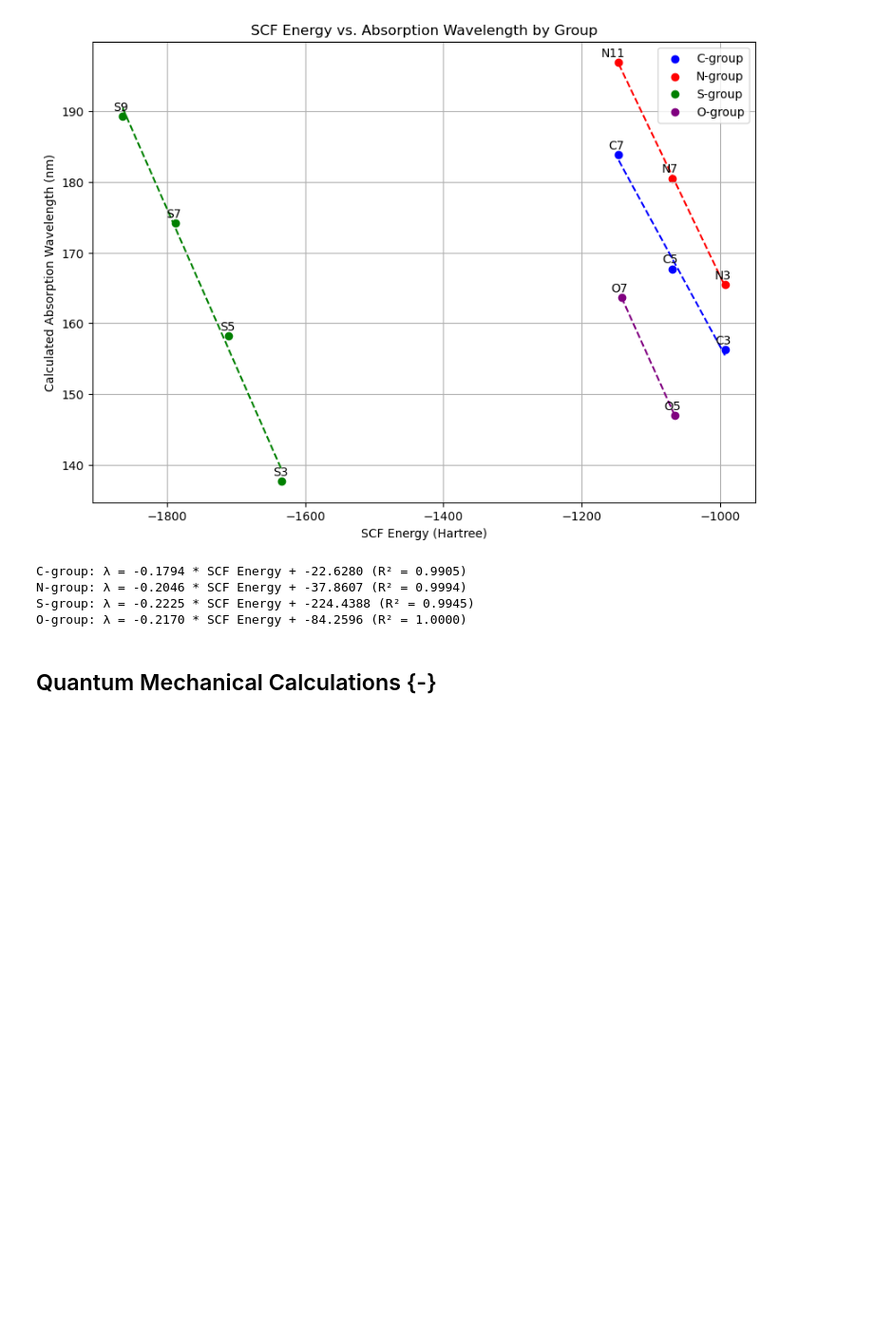
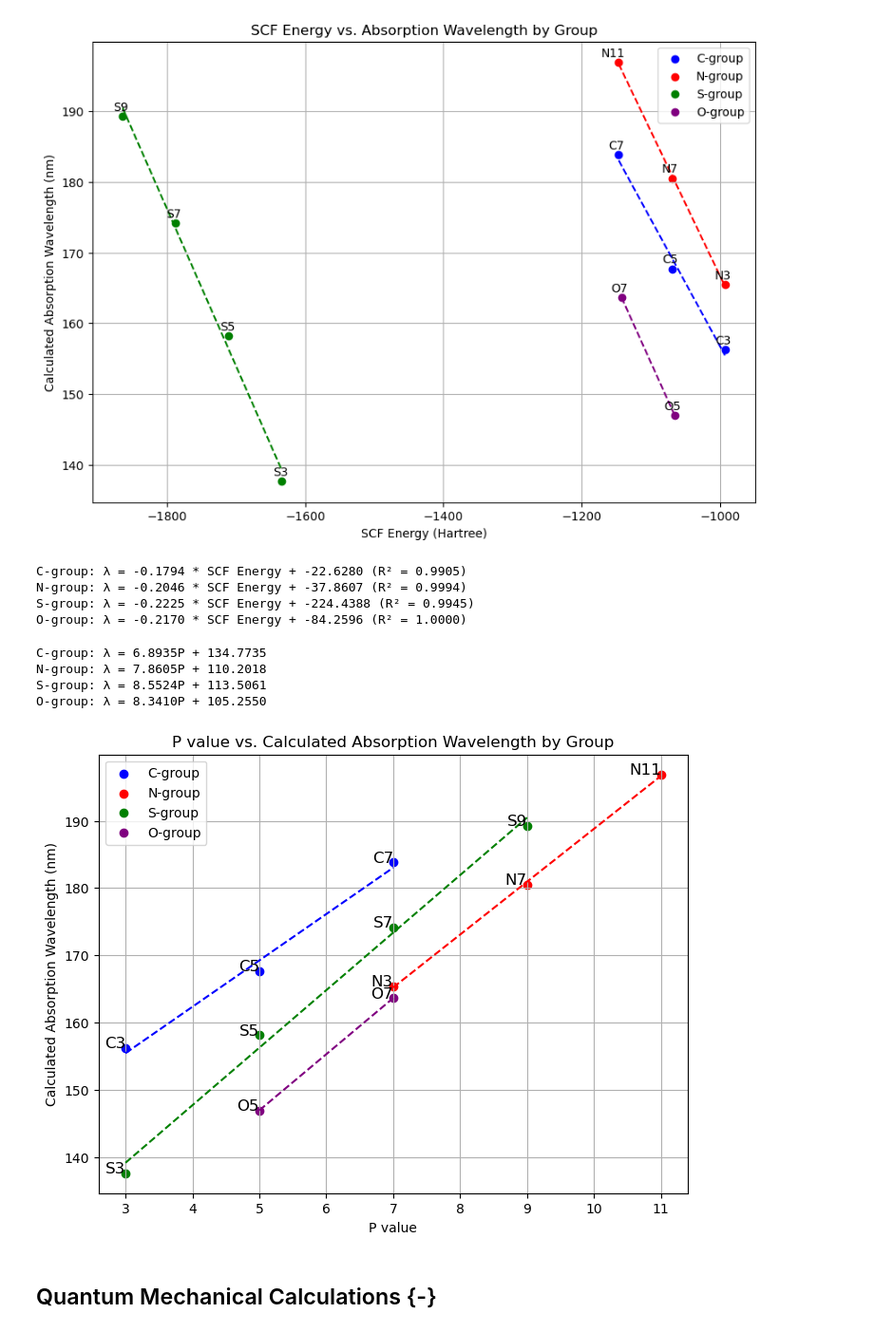
Before and after one commit to DavidShreve/PChemLab, a Jupyter notebook: ParticleBox_ModelingData.ipynb, the cells around one changed output. Shown at 95% size. Drawn from its saved outputs; the diff is of its cells as text; code cells hidden in the pictures; blank space fills up the shorter version.

Commit message:
Graphs

```diff
--- a/ParticleBox_ModelingData.ipynb
+++ b/ParticleBox_ModelingData.ipynb
@@ -528,6 +528,60 @@ C-group: λ = -0.1794 * SCF Energy + -22.6280 (R² = 0.9905)
 N-group: λ = -0.2046 * SCF Energy + -37.8607 (R² = 0.9994)
 S-group: λ = -0.2225 * SCF Energy + -224.4388 (R² = 0.9945)
 O-group: λ = -0.2170 * SCF Energy + -84.2596 (R² = 1.0000)
+# %%
+import numpy as np
+import matplotlib.pyplot as plt
+import pandas as pd
+from sklearn.linear_model import LinearRegression
+
+# Sample data
+dyes_data = pd.DataFrame({
+    'p': [3, 5, 7, 7, 9, 11, 3, 5, 7, 9, 5, 7],  # P values
+    'lambda_calc': [156.233, 167.683, 165.444, 183.807, 180.509, 196.886, 137.616, 158.181, 174.189, 189.296, 146.960, 163.642],  # Calculated Absorption Wavelengths
+    'label': ['C3', 'C5', 'N3', 'C7', 'N7', 'N11', 'S3', 'S5', 'S7', 'S9', 'O5', 'O7'],  # Labels for points
+    'group': ['C', 'C', 'N', 'C', 'N', 'N', 'S', 'S', 'S', 'S', 'O', 'O']  # Grouping by composition
+})
+
+# Define unique colors for each group
+colors = {'C': 'blue', 'N': 'red', 'S': 'green', 'O': 'purple'}
+
+# Plot scatter points
+plt.figure(figsize=(8,6))
+for group in colors.keys():
+    subset = dyes_data[dyes_data['group'] == group]
+    plt.scatter(subset['p'], subset['lambda_calc'], color=colors[group], label=f'{group}-group')
+
+    # Linear regression for each group
+    X = subset['p'].values.reshape(-1, 1)
+    y = subset['lambda_calc'].values
+    model = LinearRegression().fit(X, y)
+    y_pred = model.predict(X)
+
+    # Plot best-fit line
+    plt.plot(subset['p'], y_pred, color=colors[group], linestyle='dashed')
+
+    # Print equation
+    slope = model.coef_[0]
+    intercept = model.intercept_
+    print(f"{group}-group: λ = {slope:.4f}P + {intercept:.4f}")
+
+# Add labels to points
+for i, row in dyes_data.iterrows():
+    plt.text(row['p'], row['lambda_calc'], row['label'], fontsize=12, ha='right')
+
+# Final plot settings
+plt.xlabel('P value')
+plt.ylabel('Calculated Absorption Wavelength (nm)')
+plt.title('P value vs. Calculated Absorption Wavelength by Group')
+plt.legend()
+plt.grid(True)
+plt.show()
+# %% [output]
+C-group: λ = 6.8935P + 134.7735
+N-group: λ = 7.8605P + 110.2018
+S-group: λ = 8.5524P + 113.5061
+O-group: λ = 8.3410P + 105.2550
+[figure, added]
 # %% [markdown]
 ## Quantum Mechanical Calculations {-}
 # %% [markdown]
```
